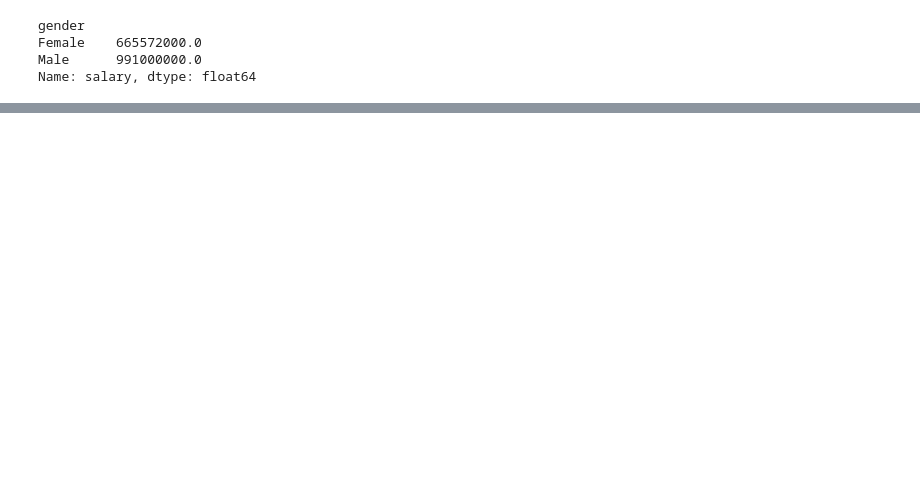
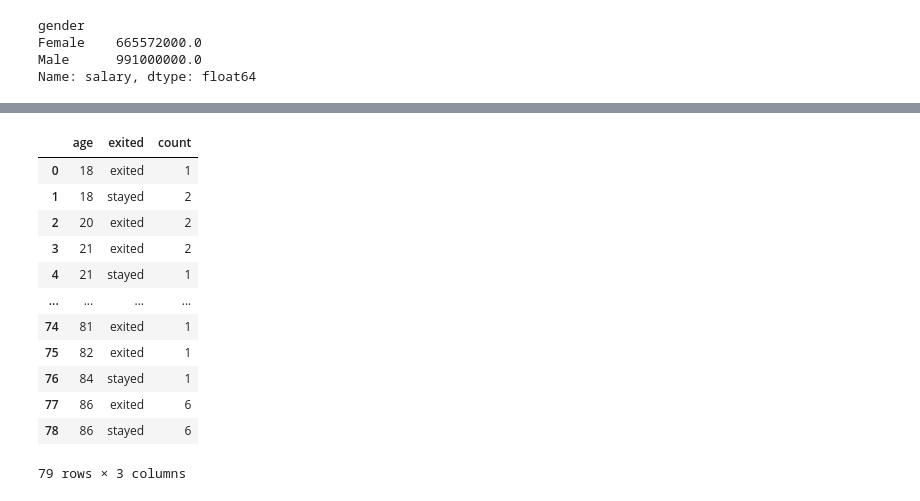
Before and after one commit to Subodhoraw/data-cleanning-, a Jupyter notebook: bank data attrition cleaning.ipynb, the cells around one changed output, grey strips where cells are left out. Saved outputs shown, nothing was run; the diff lists cells and outputs as text; code cells hidden in the pictures; blank space fills up the shorter version.

```diff
--- a/bank data attrition cleaning.ipynb
+++ b/bank data attrition cleaning.ipynb
@@ -511,0 +754,18 @@ Name: salary, dtype: float64
+# %%
+df['exited'] =df['exited'].map({0:'stayed',1:'exited'})
+age_counts = df.groupby(['age','exited'])['customerid'].count().reset_index(name='count')
+age_counts
+# %% [output]
+|  | age | exited | count |
+| 0 | 18 | exited | 1 |
+| 1 | 18 | stayed | 2 |
+| 2 | 20 | exited | 2 |
+| 3 | 21 | exited | 2 |
+| 4 | 21 | stayed | 1 |
+| ... | ... | ... | ... |
+| 74 | 81 | exited | 1 |
+| 75 | 82 | exited | 1 |
+| 76 | 84 | stayed | 1 |
+| 77 | 86 | exited | 6 |
+| 78 | 86 | stayed | 6 |
+79 rows × 3 columns
```
Also changed, not shown: parts of 26 cells of this notebook.
